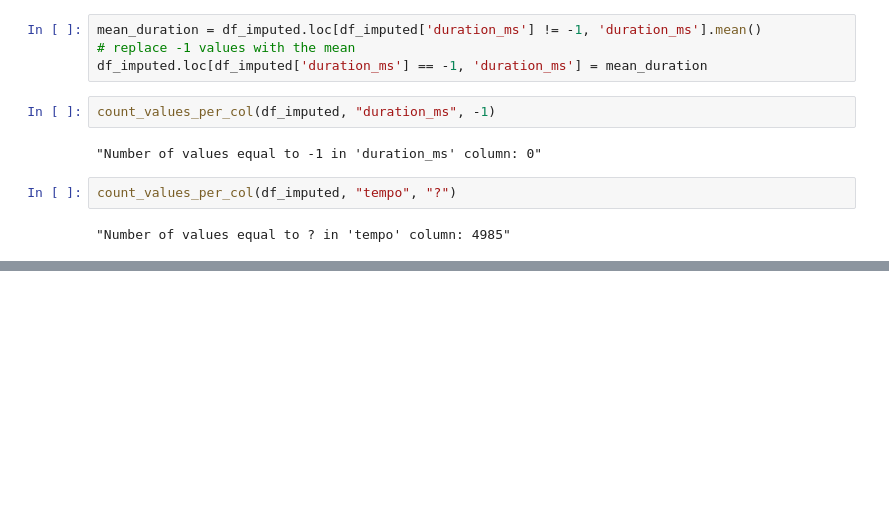
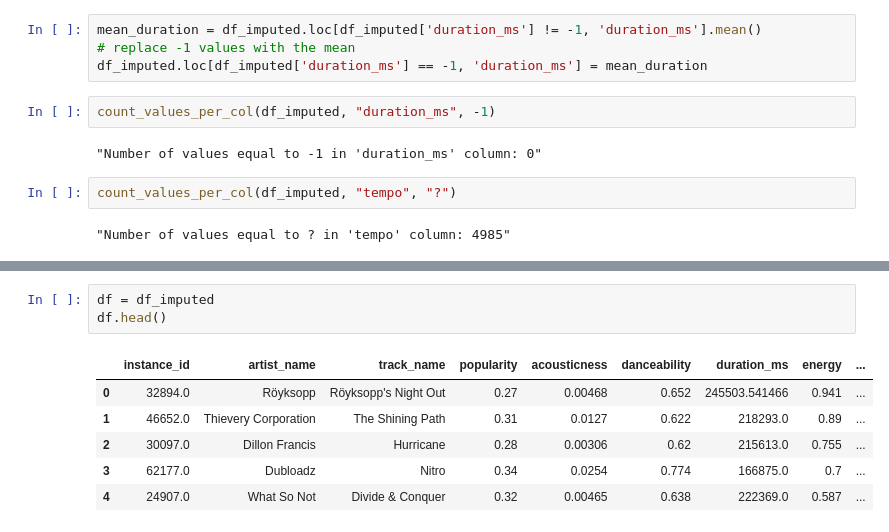
Before and after one commit to whykay-01/machine-learning-music-genre-classifier, a Jupyter notebook: capstone.ipynb, the cells around one changed output, grey strips where cells are left out. Saved outputs shown, nothing was run; the diff lists cells and outputs as text; blank space fills up the shorter version.

```diff
--- a/capstone.ipynb
+++ b/capstone.ipynb
@@ -179,0 +209,10 @@ plt.show()
+# %%
+df = df_imputed
+df.head()
+# %% [output]
+|  | instance_id | artist_name | track_name | popularity | acousticness | danceability | duration_ms | energy | ... |
+| 0 | 32894.0 | Röyksopp | Röyksopp's Night Out | 0.27 | 0.00468 | 0.652 | 245503.541466 | 0.941 | ... |
+| 1 | 46652.0 | Thievery Corporation | The Shining Path | 0.31 | 0.0127 | 0.622 | 218293.0 | 0.89 | ... |
+| 2 | 30097.0 | Dillon Francis | Hurricane | 0.28 | 0.00306 | 0.62 | 215613.0 | 0.755 | ... |
+| 3 | 62177.0 | Dubloadz | Nitro | 0.34 | 0.0254 | 0.774 | 166875.0 | 0.7 | ... |
+| 4 | 24907.0 | What So Not | Divide & Conquer | 0.32 | 0.00465 | 0.638 | 222369.0 | 0.587 | ... |
```
Also changed, not shown: parts of 13 cells of this notebook.
